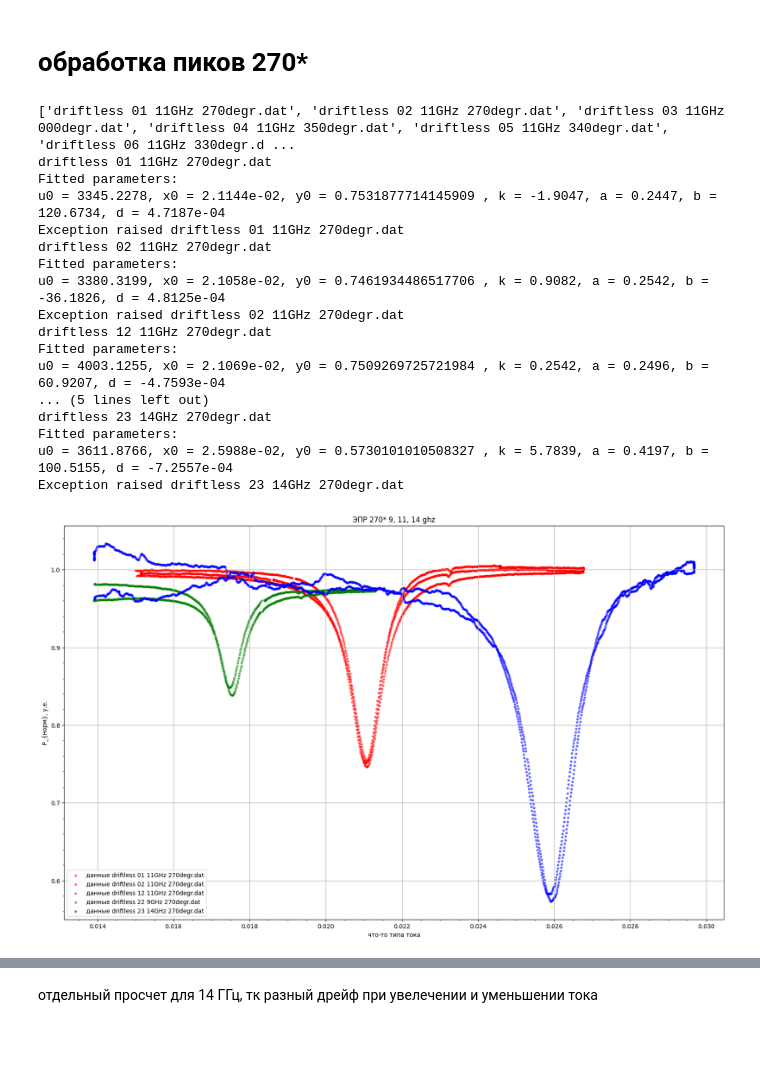
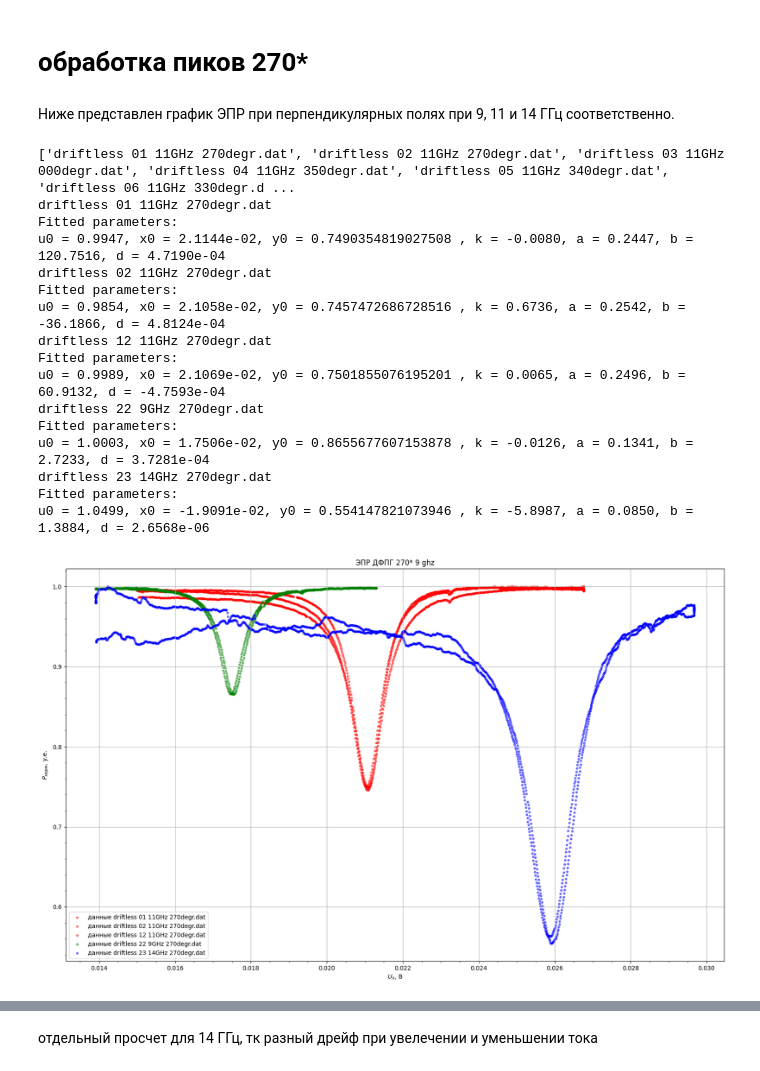
Before and after one commit to golenn/-, a Jupyter notebook: plot.ipynb, the cells around one changed output, grey strips where cells are left out. Drawn from its saved outputs; the diff is of its cells as text; code cells hidden in the pictures; blank space fills up the shorter version.

```diff
--- a/plot.ipynb
+++ b/plot.ipynb
@@ -153,14 +280,17 @@ u0 = 3610.2386, x0 = 2.5988e-02, k = 5.8055, a = 0.4198, b = 100.1784, d = 7.256
 **По оси Y** - напряженеи на детекторе, пропорциональное мощности сигнала, прошедшего через резонатор. Точнее - при помощи синхронного детектора  измеряем абсолютную амплитуду (фазу не учитываем) первой гармоники ни частоте амплитудной модуляции меандром с глубиной 100%. Частота модуляции - около 1 кГц. Создаётся внешним генератором меандра, синхронизованным с синхронным детектором и, для наглядности, с осциллографом.
 # %% [markdown]
 # обработка пиков 270*
+# %% [markdown]
+Ниже представлен график ЭПР при перпендикулярных полях при 9, 11 и 14 ГГц соответственно.
 # %%
 # Объявление путей директорий с файлами
-input_folder = '/home/golenn/EPR/data_driftless/'
+input_folder = '/home/golenn/EPR/data_driftless_normalised/'
 
 plt.figure(figsize=(20, 12))
-plt.title('ЭПР 270* 9, 11, 14 ghz')
-plt.ylabel(r'P_{норм}, у.е.')
-plt.xlabel(r'что-то типа тока')
+plt.title('ЭПР ДФПГ 270* 9 ghz')
+plt.ylabel(r'$P_{норм}$, у.е.')
+plt.xlabel(r'$U_{х}$, В')
+
 
 my_color = ['blue', 'red', 'green']
 flag = 0
@@ -178,9 +308,11 @@ for file_name in files:
         # Загрузка данных
         df = pd.read_csv(input_file_path, skiprows=3, sep=' ')
         df.columns = ["X_channel", "Y_channel", "II_channel", "timestamp"]
-        x_data = df["X_channel"].values
-        y_data = df["Y_channel"].values
+        x_data_all = df["X_channel"].values
+        y_data_all = df["Y_channel"].values
 
+        x_data = x_data_all#[np.argmin(y_data_all):]
+        y_data = y_data_all#[np.argmin(y_data_all):]
     # В наших данных нет пропущенных ячеек, поэтому лишний код на проверку этого не пишем
 
         try:
@@ -204,7 +336,7 @@ for file_name in files:
             u0 = params[0]
 
             # Подгонка каждой точки к значению без дрейфа
-            y_data = drift_off(x_data, y_data, params[0], params[2])
+            #y_data = drift_off(x_data, y_data, params[0], params[2])
 
             print("Fitted parameters:")
             print(f"u0 = {params[0]:.4f}, x0 = {params[1]:.4e}, y0 = {np.min(y_data)} , k = {params[2]:.4f}, "
@@ -212,42 +344,41 @@ for file_name in files:
 
             # Генерация кривой для графика
             x_fit = np.linspace(min(x_data), max(x_data), 500)
-            y_fit = lornentzian_driftless(x_fit, *params)
+            y_fit = lorentzian_driftless(x_fit, *params)
 
         except Exception:
             print(f'Exception raised {file_name}')
             #y_data = y_data / np.max(y_data) # curve_fit не смог посчитать, конкретное исключение лень писать
 
         # Построение графика
         plt.scatter(x_data, y_data, color=clr, label=f'данные {file_name}', alpha=0.5, s=10)
         #plt.scatter(x_data[np.argmax(x_data):], y_data[np.argmax(x_data):], color='green', label='данные', alpha=0.6)
         #plt.plot(x_fit, y_fit, color='red', label='подгонка Лоренцом', linewidth=2)
 
         # Вывод параметров
 
 
 plt.legend()
 plt.grid()
 plt.minorticks_on()
 plt.show()
 
     #plt.savefig(fname='EPR 9 GHz')
 # %% [output]
 ['driftless 01 11GHz 270degr.dat', 'driftless 02 11GHz 270degr.dat', 'driftless 03 11GHz 000degr.dat', 'driftless 04 11GHz 350degr.dat', 'driftless 05 11GHz 340degr.dat', 'driftless 06 11GHz 330degr.d ...
 driftless 01 11GHz 270degr.dat
 Fitted parameters:
-u0 = 3345.2278, x0 = 2.1144e-02, y0 = 0.7531877714145909 , k = -1.9047, a = 0.2447, b = 120.6734, d = 4.7187e-04
-Exception raised driftless 01 11GHz 270degr.dat
+u0 = 0.9947, x0 = 2.1144e-02, y0 = 0.7490354819027508 , k = -0.0080, a = 0.2447, b = 120.7516, d = 4.7190e-04
 driftless 02 11GHz 270degr.dat
 Fitted parameters:
-u0 = 3380.3199, x0 = 2.1058e-02, y0 = 0.7461934486517706 , k = 0.9082, a = 0.2542, b = -36.1826, d = 4.8125e-04
-Exception raised driftless 02 11GHz 270degr.dat
+u0 = 0.9854, x0 = 2.1058e-02, y0 = 0.7457472686728516 , k = 0.6736, a = 0.2542, b = -36.1866, d = 4.8124e-04
 driftless 12 11GHz 270degr.dat
 Fitted parameters:
-u0 = 4003.1255, x0 = 2.1069e-02, y0 = 0.7509269725721984 , k = 0.2542, a = 0.2496, b = 60.9207, d = -4.7593e-04
-... (5 lines left out)
+u0 = 0.9989, x0 = 2.1069e-02, y0 = 0.7501855076195201 , k = 0.0065, a = 0.2496, b = 60.9132, d = -4.7593e-04
+driftless 22 9GHz 270degr.dat
+Fitted parameters:
+u0 = 1.0003, x0 = 1.7506e-02, y0 = 0.8655677607153878 , k = -0.0126, a = 0.1341, b = 2.7233, d = 3.7281e-04
 driftless 23 14GHz 270degr.dat
 Fitted parameters:
-u0 = 3611.8766, x0 = 2.5988e-02, y0 = 0.5730101010508327 , k = 5.7839, a = 0.4197, b = 100.5155, d = -7.2557e-04
-Exception raised driftless 23 14GHz 270degr.dat
+u0 = 1.0499, x0 = -1.9091e-02, y0 = 0.554147821073946 , k = -5.8987, a = 0.0850, b = 1.3884, d = 2.6568e-06
-[figure, old version]
+[figure, new version]
```
Also changed, not shown: parts of 24 cells of this notebook, 36 other files.
